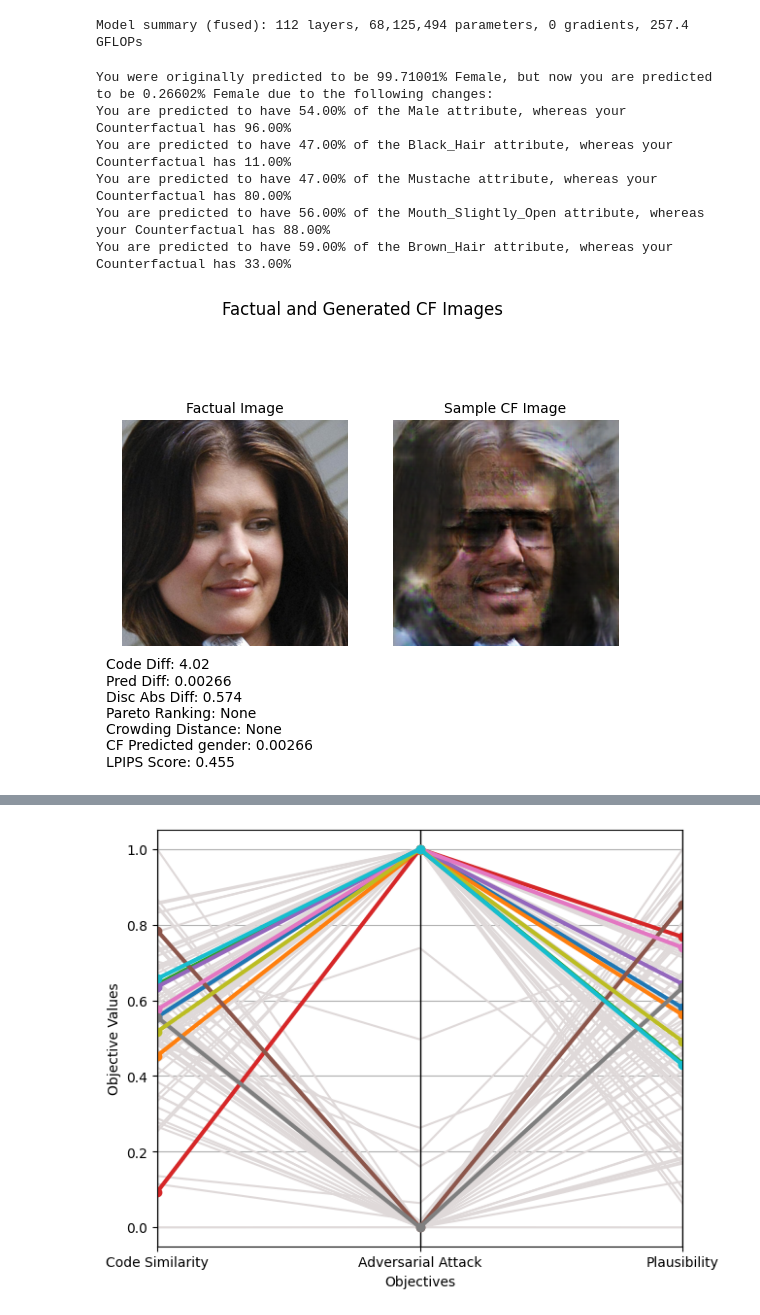
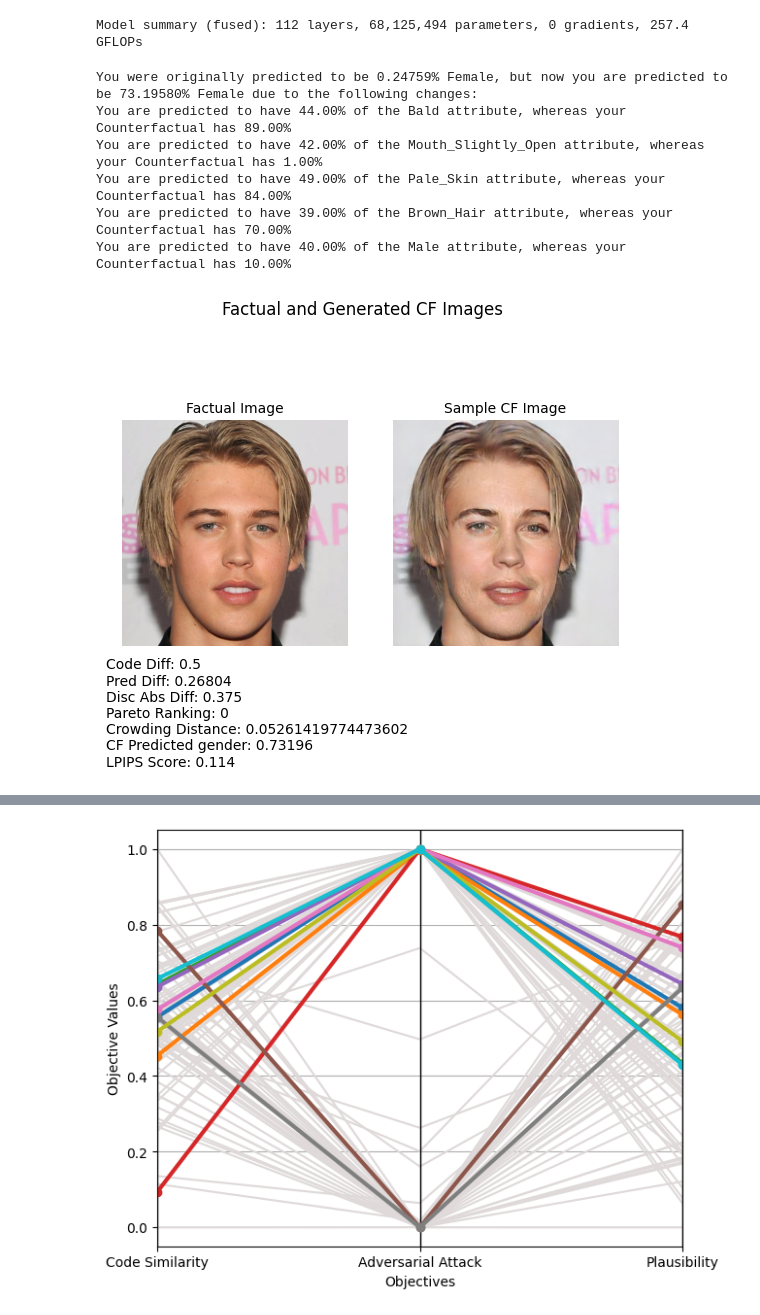
Before and after one commit to arielmalowany/COUNT-GEN-REPLICABILITY, a Jupyter notebook: Visualizaciones.ipynb, the cells around one changed output, grey strips where cells are left out. Cells and saved outputs as stored; diff of their text form; code cells hidden in the pictures.

```diff
--- a/Visualizaciones.ipynb
+++ b/Visualizaciones.ipynb
@@ -43,9 +43,16 @@ attgan = AttGAN(gan_args)
 attgan.load('./384_shortcut1_inject1_none_hq/weights.149.pth')
 attgan.eval()
 # %%
-with open('./Counterfactuals/Front_7680_0.pkl', 'rb') as f:
-  front = pkl.load(f)
+# Load valid CFs
+
+with open('./Counterfactuals/Front_13053_1.pkl', 'rb') as f:
+  pareto_front = pkl.load(f)
   factual_img = pkl.load(f)
+  factual_atts = pkl.load(f)
+  runtime_in_seconds = pkl.load(f)
+  experiment_metadata = pkl.load(f)
+
+raw_x_data, raw_y_data, raw_z_data, new_preds, new_attributes, generated_cfs, dominance_ranking, crowding_distances = unpack_front(pareto_front)
 # %%
 # Valid CFs
 
@@ -70,56 +60,77 @@ z_data = 1 - z_data # Ahora la variable en 1 representa que la imagen es plausib
+# %%
+# Valid CFs
+
+valid_cfs_idx = [i for i, y in enumerate(raw_y_data) if y < 0.5]
+valid_cf_images = torch.stack([generated_cfs[i] for i in valid_cfs_idx]).squeeze(1)
+
+# x en 0 - no hay cambios - se cumple el objectivo ---> 1 - normalized(x). 1 es que no hay cambios
+# y en 0 - cambia la prediccion - se cumple el objetivo ---> 1 - normalized(y). 1 es que cambia la prediccion
+# z en 0 - es plausible - se cumple el objetivo ---> 1 - normalized(z). 1 es que es plausible
+
+raw_x_data = [raw_x_data[i] for i in valid_cfs_idx]
+raw_y_data = [raw_y_data[i] for i in valid_cfs_idx]
+raw_z_data = [raw_z_data[i] for i in valid_cfs_idx]
+new_preds = [new_preds[i] for i in valid_cfs_idx]
+
+x_data = min_max(raw_x_data).reshape(-1) # (n, 1)
+y_data = min_max(raw_y_data).reshape(-1)
+z_data = min_max(raw_z_data).reshape(-1)
+
+x_data = 1 - x_data # Ahora la variable en 1 representa que NO hay cambios
+y_data = 1 - y_data # Ahora la variable en 1 representa que se cambia la prediccion
+z_data = 1 - z_data # Ahora la variable en 1 representa que la imagen es plausible
 # %%
 # Generate explanation for a single factual iamge
 
 # Sample CFs
 
-sample_idx = 3
 factual_image = factual_img
 factual_gender_prob, factual_age = mivolo_inference(factual_image, True)
 with torch.no_grad():
   factual_d_score, dc_real = attgan.D(factual_image)
 
 random_idx = np.random.randint(len(valid_cfs_idx))
-cf_idx = valid_cfs_idx[random_idx]
+cf_idx = random_idx
 base_attrs = gan_args.get('attrs')
 
 with torch.no_grad():
-  img_fake = generated_cfs[cf_idx]
+  img_fake = valid_cf_images[cf_idx].unsqueeze(0)
   att_fake = new_attributes[cf_idx].unsqueeze(0)
   modified_indices = ((att_fake != -torch.tensor(0.5)) * (att_fake != -torch.tensor(0))).squeeze(0).nonzero()
   modified_atts = [(base_attrs[i], att_fake[:, i].item()) for i in modified_indices]
   code_difference = raw_x_data[cf_idx]
   pred_difference = raw_y_data[cf_idx]
   disc_difference = raw_z_data[cf_idx]
   pareto_rank = dominance_ranking[cf_idx]
   cw_distance = crowding_distances[cf_idx]
   cf_gender_prob = new_preds[cf_idx]
 
   img_factual = normalize_0_1(factual_image).squeeze(0).permute(1, 2, 0).numpy()
-  img_cfactual = normalize_0_1(img_fake, fake = True).squeeze(0).permute(1, 2, 0).numpy()
+  img_cfactual = normalize_0_1(img_fake).squeeze(0).permute(1, 2, 0).numpy()
   lpips = LearnedPerceptualImagePatchSimilarity(net_type='alex', reduction='none') # Alex is faster than vgg
   lpips_distance = lpips(factual_image, img_fake).item()
 
   %matplotlib inline
   fig, (ax1, ax2) = plt.subplots(1, 2)
   ax1.imshow(img_factual)
   ax2.imshow(img_cfactual)
   ax1.title.set_text('Factual Image')
   ax1.title.set_fontsize(10)
   ax2.title.set_text('Sample CF Image')
   ax2.title.set_fontsize(10)
   ax1.axis('off')
   ax2.axis('off')
   fig.suptitle('Factual and Generated CF Images')
   plt.figtext(0.10, 0.01, f"""Code Diff: {round(code_difference, 2)}\nPred Diff: {round(pred_difference, 5)}\nDisc Abs Diff: {round(disc_difference, 3)}\nPareto Ranking: {pareto_rank}\nCrowding Distance: {cw_distance}\nCF Predicted gender: {round(new_preds[cf_idx], 5)}\nLPIPS Score: {round(lpips_distance, 3)}""")
   generate_text_explanations(base_attrs, factual_gender_prob, cf_gender_prob, 'Female', dc_real, att_fake, top_att = 5)
 # %% [output]
-You were originally predicted to be 99.71001% Female, but now you are predicted to be 0.26602% Female due to the following changes:
-You are predicted to have 54.00% of the Male attribute, whereas your Counterfactual has 96.00%
-You are predicted to have 47.00% of the Black_Hair attribute, whereas your Counterfactual has 11.00%
-You are predicted to have 47.00% of the Mustache attribute, whereas your Counterfactual has 80.00%
-You are predicted to have 56.00% of the Mouth_Slightly_Open attribute, whereas your Counterfactual has 88.00%
-You are predicted to have 59.00% of the Brown_Hair attribute, whereas your Counterfactual has 33.00%
+You were originally predicted to be 0.24759% Female, but now you are predicted to be 73.19580% Female due to the following changes:
+You are predicted to have 44.00% of the Bald attribute, whereas your Counterfactual has 89.00%
+You are predicted to have 42.00% of the Mouth_Slightly_Open attribute, whereas your Counterfactual has 1.00%
+You are predicted to have 49.00% of the Pale_Skin attribute, whereas your Counterfactual has 84.00%
+You are predicted to have 39.00% of the Brown_Hair attribute, whereas your Counterfactual has 70.00%
+You are predicted to have 40.00% of the Male attribute, whereas your Counterfactual has 10.00%
-[figure, old version]
+[figure, new version]
 # %%
 # Plot Figure from the Count-Gen Paper
 
```
Also changed, not shown: parts of 4 cells of this notebook, 5 other files.
